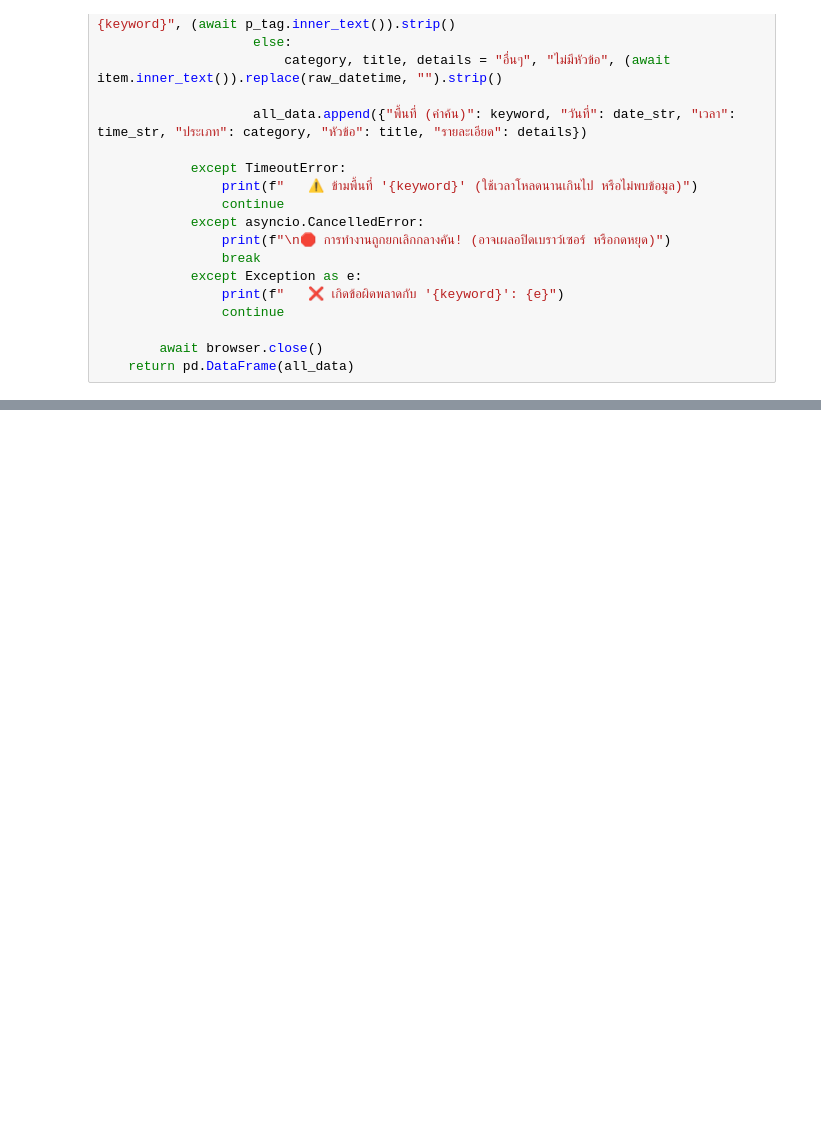
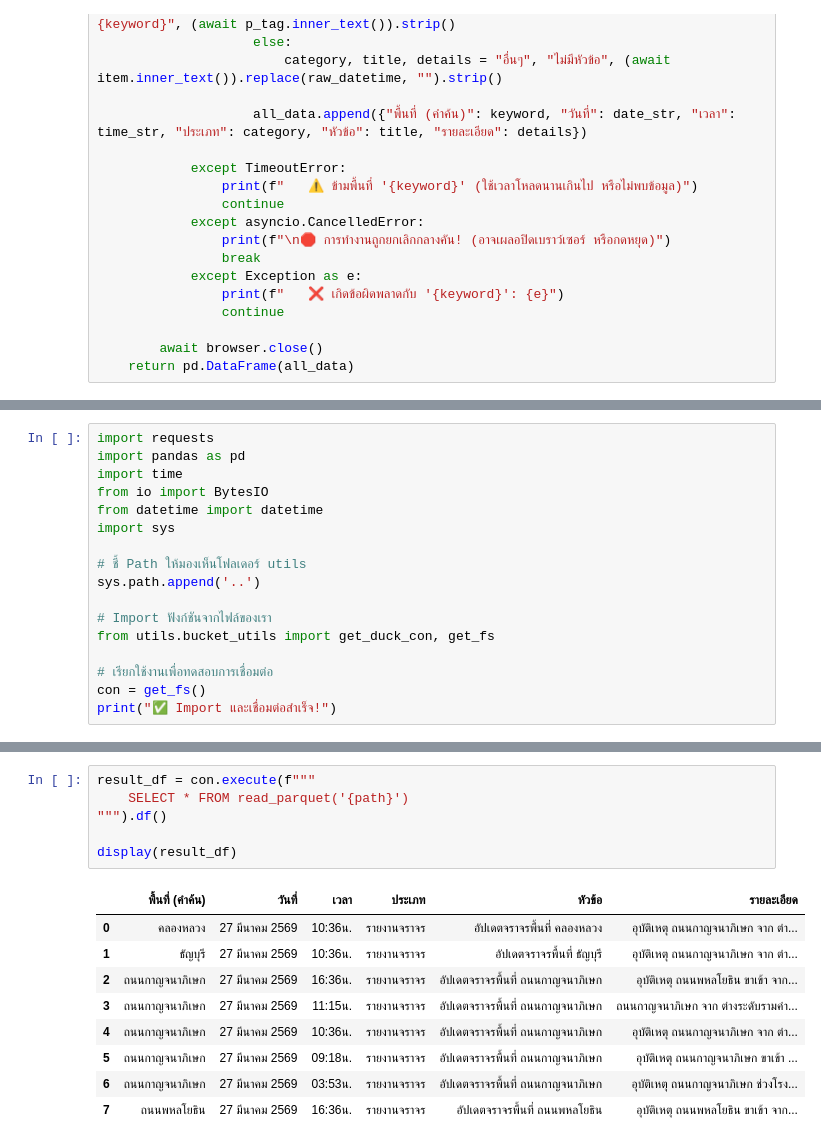
Before and after one commit to Atothegod/poc_excise, a Jupyter notebook: data-pipeline/notebooks/js100.ipynb, the cells around one changed output, grey strips where cells are left out. Saved outputs shown, nothing was run; the diff lists cells and outputs as text; blank space fills up the shorter version.

Commit message:
[UPDATE] js100&bucket

```diff
--- a/data-pipeline/notebooks/js100.ipynb
+++ b/data-pipeline/notebooks/js100.ipynb
@@ -188,0 +308,17 @@ display(table_today)
+# %%
+import requests
+import pandas as pd
+import time
+from io import BytesIO
+from datetime import datetime
+import sys
+
+# ชี้ Path ให้มองเห็นโฟลเดอร์ utils
+sys.path.append('..')
+
+# Import ฟังก์ชันจากไฟล์ของเรา
+from utils.bucket_utils import get_duck_con, get_fs
+
+# เรียกใช้งานเพื่อทดสอบการเชื่อมต่อ
+con = get_fs()
+print("✅ Import และเชื่อมต่อสำเร็จ!")
@@ -188,0 +363,16 @@ display(table_today)
+# %%
+result_df = con.execute(f"""
+    SELECT * FROM read_parquet('{path}')
+""").df()
+
+display(result_df)
+# %% [output]
+|  | พื้นที่ (คำค้น) | วันที่ | เวลา | ประเภท | หัวข้อ | รายละเอียด |
+| 0 | คลองหลวง | 27 มีนาคม 2569 | 10:36น. | รายงานจราจร | อัปเดตจราจรพื้นที่ คลองหลวง | อุบัติเหตุ ถนนกาญจนาภิเษก จาก ต่า... |
+| 1 | ธัญบุรี | 27 มีนาคม 2569 | 10:36น. | รายงานจราจร | อัปเดตจราจรพื้นที่ ธัญบุรี | อุบัติเหตุ ถนนกาญจนาภิเษก จาก ต่า... |
+| 2 | ถนนกาญจนาภิเษก | 27 มีนาคม 2569 | 16:36น. | รายงานจราจร | อัปเดตจราจรพื้นที่ ถนนกาญจนาภิเษก | อุบัติเหตุ ถนนพหลโยธิน ขาเข้า จาก... |
+| 3 | ถนนกาญจนาภิเษก | 27 มีนาคม 2569 | 11:15น. | รายงานจราจร | อัปเดตจราจรพื้นที่ ถนนกาญจนาภิเษก | ถนนกาญจนาภิเษก จาก ต่างระดับรามคำ... |
+| 4 | ถนนกาญจนาภิเษก | 27 มีนาคม 2569 | 10:36น. | รายงานจราจร | อัปเดตจราจรพื้นที่ ถนนกาญจนาภิเษก | อุบัติเหตุ ถนนกาญจนาภิเษก จาก ต่า... |
+| 5 | ถนนกาญจนาภิเษก | 27 มีนาคม 2569 | 09:18น. | รายงานจราจร | อัปเดตจราจรพื้นที่ ถนนกาญจนาภิเษก | อุบัติเหตุ ถนนกาญจนาภิเษก ขาเข้า ... |
+| 6 | ถนนกาญจนาภิเษก | 27 มีนาคม 2569 | 03:53น. | รายงานจราจร | อัปเดตจราจรพื้นที่ ถนนกาญจนาภิเษก | อุบัติเหตุ ถนนกาญจนาภิเษก ช่วงโรง... |
+| 7 | ถนนพหลโยธิน | 27 มีนาคม 2569 | 16:36น. | รายงานจราจร | อัปเดตจราจรพื้นที่ ถนนพหลโยธิน | อุบัติเหตุ ถนนพหลโยธิน ขาเข้า จาก... |
```
Also changed, not shown: parts of 13 cells of this notebook, 1 other file.
